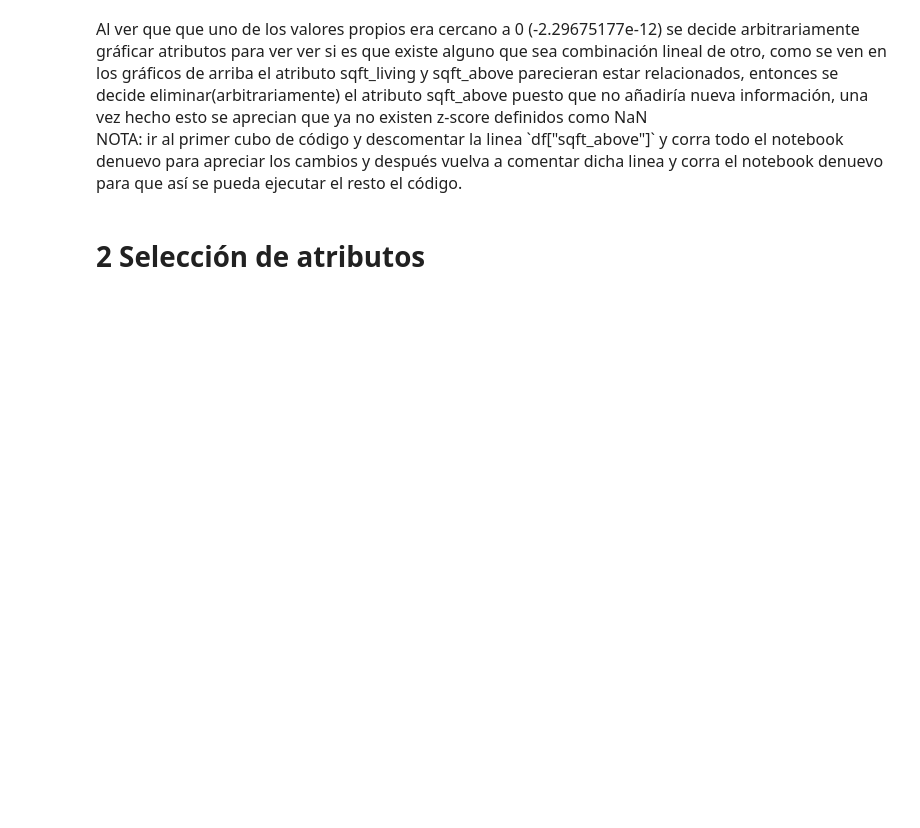
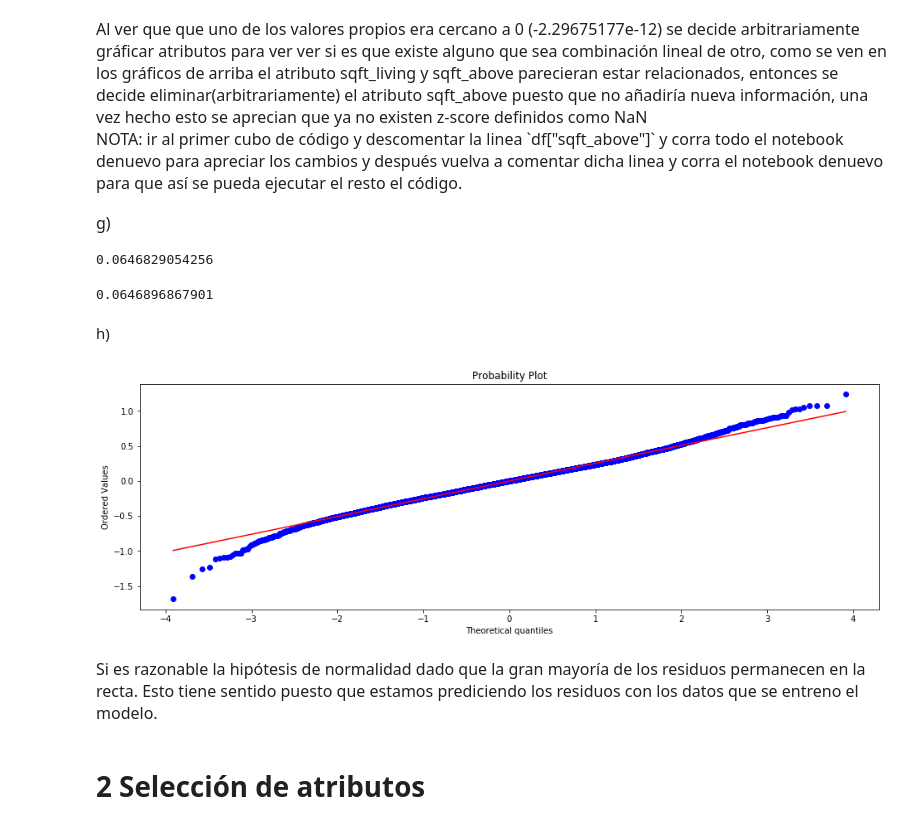
Before and after one commit to fco96/MA-T1, a Jupyter notebook: Tarea 1.ipynb, the cells around one changed output. Saved outputs shown, nothing was run; the diff lists cells and outputs as text; code cells hidden in the pictures; blank space fills up the shorter version.

```diff
--- a/Tarea 1.ipynb
+++ b/Tarea 1.ipynb
@@ -108,6 +108,7 @@ ytrain = y[istrain]
 Xtest = X[np.logical_not(istrain)]
 ytest = y[np.logical_not(istrain)]
 linreg = lm.LinearRegression(fit_intercept = False)
+modeloLineal = linreg
 linreg.fit(Xtrain, ytrain)
 # %% [output]
 LinearRegression(copy_X=True, fit_intercept=False, n_jobs=1, normalize=False)
@@ -222,6 +227,68 @@ for i in range(len(sospechosos)):
 <span style="font-size:12pt">
 Al ver que que uno de los valores propios era cercano a 0 (-2.29675177e-12) se decide arbitrariamente gráficar atributos para ver ver si es que existe alguno que sea combinación lineal de otro, como se ven en los gráficos de arriba el atributo sqft_living y sqft_above parecieran estar relacionados, entonces se decide eliminar(arbitrariamente) el atributo sqft_above puesto que no añadiría nueva información, una vez hecho esto se aprecian que ya no existen z-score definidos como NaN<br>
 NOTA: ir al primer cubo de código y descomentar la linea `df["sqft_above"]` y corra todo el notebook denuevo para apreciar los cambios y después vuelva a comentar dicha linea y corra el notebook denuevo para que así se pueda ejecutar el resto el código.
+# %% [markdown]
+<span style="font-size:12pt">
+g)
+</span>
+# %%
+yhat_test = linreg.predict(Xtest)
+mse_test = np.mean(np.power(yhat_test - ytest, 2))
+Xm = Xtrain.as_matrix()
+ym = ytrain.as_matrix()
+from sklearn.model_selection import KFold
+kf = KFold(n_splits=10)
+mse_cv = 0
+for train, val in kf.split(Xm):
+    linreg = lm.LinearRegression(fit_intercept = False)
+    linreg.fit(Xm[train], ym[train])
+    yhat_val = linreg.predict(Xm[val])
+    mse_fold = np.mean(np.power(yhat_val - ym[val], 2))
+    mse_cv += mse_fold
+mse_cv = mse_cv / 10
+print(mse_cv)
+# %% [output]
+0.0646829054256
+# %%
+yhat_test = linreg.predict(Xtest)
+mse_test = np.mean(np.power(yhat_test - ytest, 2))
+Xm = Xtrain.as_matrix()
+ym = ytrain.as_matrix()
+from sklearn.model_selection import KFold
+kf = KFold(n_splits=5)
+mse_cv = 0
+for train, val in kf.split(Xm):
+    linreg = lm.LinearRegression(fit_intercept = False)
+    linreg.fit(Xm[train], ym[train])
+    yhat_val = linreg.predict(Xm[val])
+    mse_fold = np.mean(np.power(yhat_val - ym[val], 2))
+    mse_cv += mse_fold
+mse_cv = mse_cv / 5
+print(mse_cv)
+# %% [output]
+0.0646896867901
+# %% [markdown]
+h)
+# %%
+import pylab
+import scipy.stats as stats
+yEstimado = np.asarray(modeloLineal.predict(Xtrain))
+yReal = np.asarray(ytrain)
+
+diferencias = yReal - yEstimado #np.power(yReal - yEstimado, 2)
+diferencias.sort()
+
+plt.figure(figsize = (16, 5))
+#measurements = np.random.normal(loc = 20, scale = 5, size=100)
+#display(measurements)
+stats.probplot(diferencias, dist="norm", plot=pylab)
+pylab.show()
+# %% [output]
+[figure, added]
+# %% [markdown]
+<span style="font-size:12pt">
+Si es razonable la hipótesis de normalidad dado que la gran mayoría de los residuos permanecen en la recta. Esto tiene sentido puesto que estamos prediciendo los residuos con los datos que se entreno el modelo.
+</span>
 # %% [markdown]
 # 2 Selección de atributos
 # %%
```
Also changed, not shown: parts of 13 cells of this notebook.
